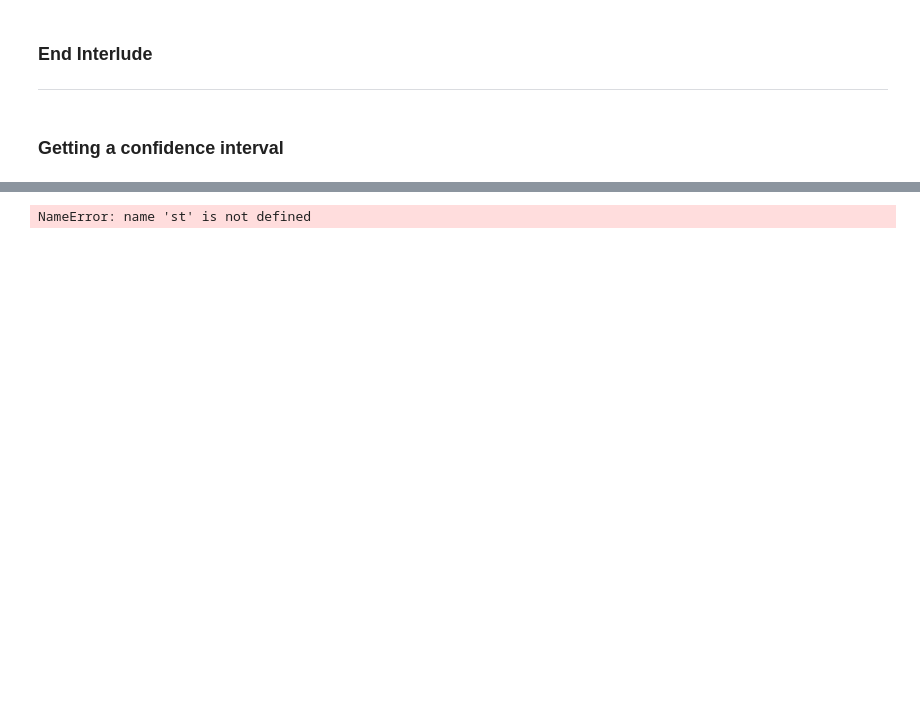
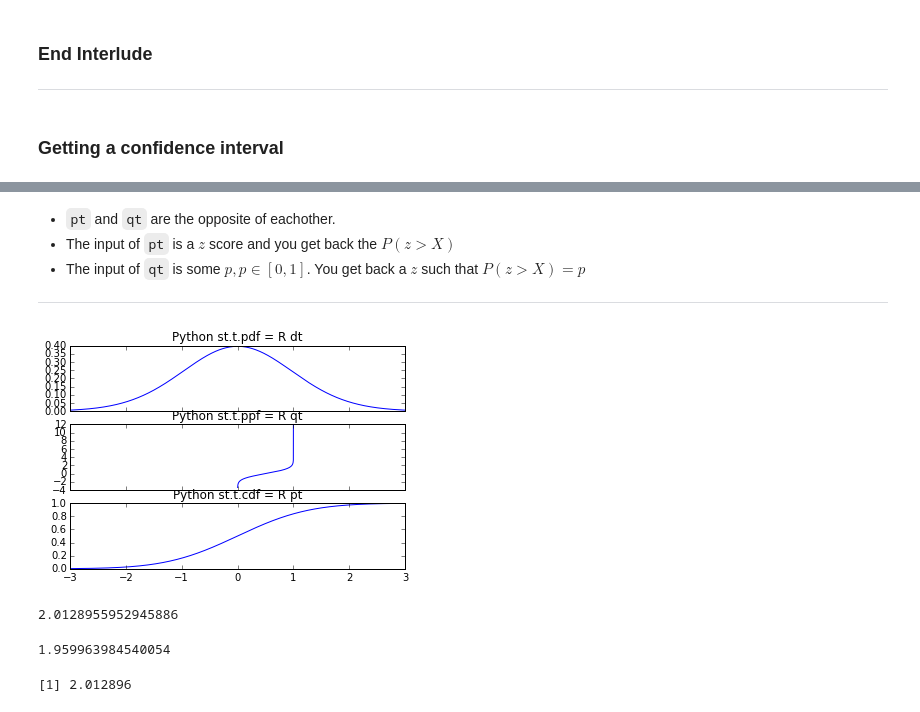
Before and after one commit to idrisr/coursera-regressions, a Jupyter notebook: regressions.ipynb, the cells around one changed output, grey strips where cells are left out. Cells and saved outputs as stored; diff of their text form; code cells hidden in the pictures; blank space fills up the shorter version.

```diff
--- a/regressions.ipynb
+++ b/regressions.ipynb
@@ -1109,2 +1427,24 @@ coefTable
+# %% [markdown]
+* `pt` and `qt` are the opposite of eachother.
+* The input of `pt` is a $z$ score and you get back the $P(z>X)$
+* The input of `qt` is some $p, p\in [0, 1]$. You get back a $z$ such that $P(z>X) = p$
+
+---
+# %%
+x = np.arange(-3, 3, .001)
+dt = st.t.pdf(x, 30)
+qt = st.t.ppf(x, 30)
+pt = st.t.cdf(x, 30)
+f, axarr = plt.subplots(3, sharex=True)
+axarr[0].plot(x, dt)
+axarr[0].set_title('Python st.t.pdf = R dt')
+axarr[1].plot(x, qt)
+axarr[1].set_title('Python st.t.ppf = R qt')
+axarr[2].plot(x, pt)
+axarr[2].set_title('Python st.t.cdf = R pt');
+# %% [output]
+[figure, added]
 # %%
-st.t.pdf(.975, 46)
+st.t.ppf(.975, 46)
+# %% [output]
+2.0128955952945886
@@ -1120,4 +1451,9 @@ plt.plot(x, y)
-# %%
-print st.t.pdf.__doc__
-# %% [output]
-NameError: name 'st' is not defined
+# %%
+st.norm.ppf(.975)
+# %% [output]
+1.959963984540054
+# %%
+%%R
+qt(.975, df = fit$df)
+# %% [output]
+[1] 2.012896
```
Also changed, not shown: parts of 98 cells of this notebook.
